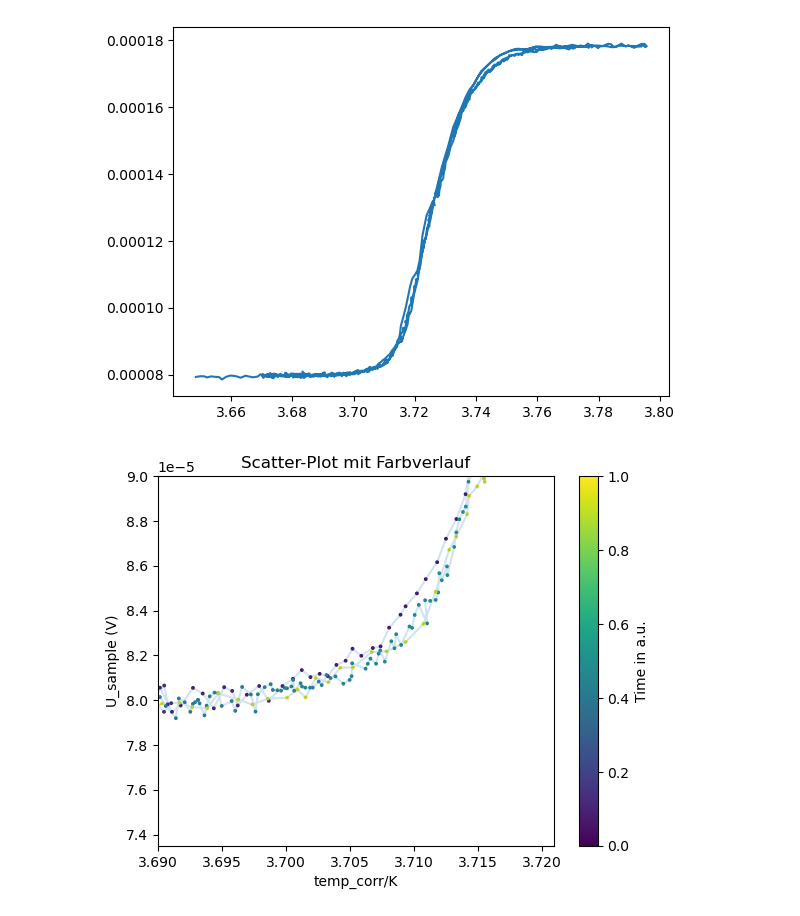
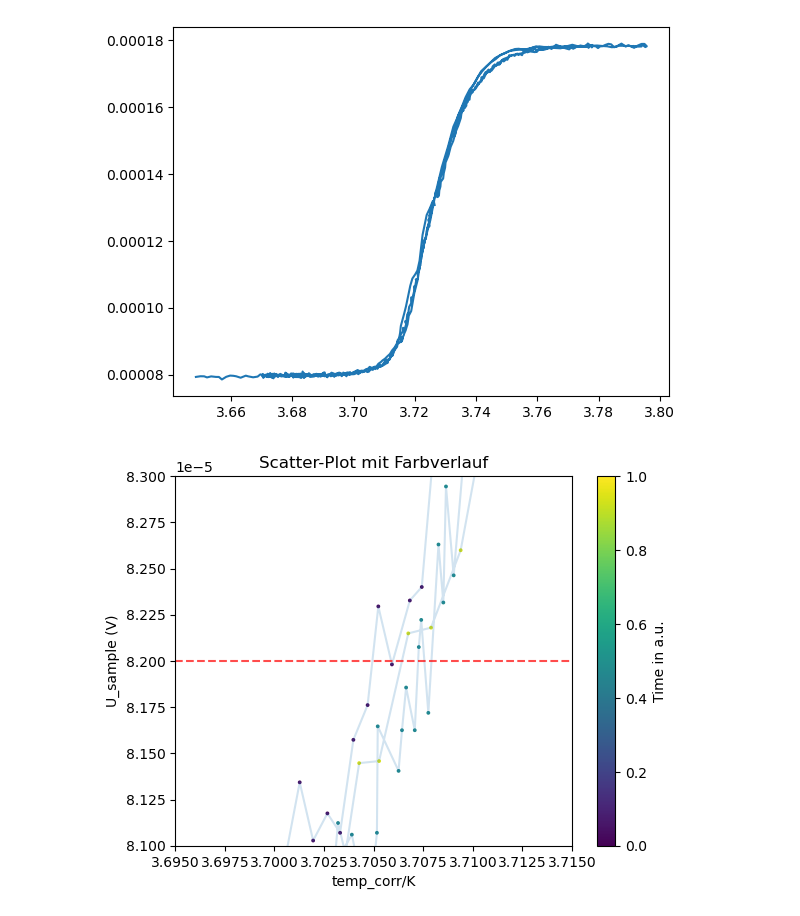
Before and after one commit to Darrenshan27/supraconductivity, a Jupyter notebook: data_processing.ipynb, the cells around one changed output. Cells and saved outputs as stored; diff of their text form; code cells hidden in the pictures.

```diff
--- a/data_processing.ipynb
+++ b/data_processing.ipynb
@@ -777,18 +856,20 @@ plt.plot(df_tc['temp_corr/K'], df_tc['U_sample (V)'])
 # %%
 colors = np.linspace(0, 1, len(df_tc))
 #plt.plot(df_hc['U_field (V)'], df_hc['U_sample (V)'])
 # Scatter-Plot mit Farbverlauf erstellen
 plt.scatter(df_tc['temp_corr/K'], df_tc['U_sample (V)'], c=colors, cmap='viridis', s=3)
 plt.plot(df_tc['temp_corr/K'], df_tc['U_sample (V)'], alpha=0.2)
 plt.colorbar(label='Time in a.u.')  # Farbleiste hinzufügen
 plt.ylim(top=0.00009)
-plt.xlim(3.69,3.721)
+plt.xlim(3.695,3.715)
+plt.ylim(8.1*10**(-5),8.3*10**(-5))
+plt.axhline(y=8.2*10**(-5), color='r', linestyle='--', alpha=0.7)
 plt.xlabel('temp_corr/K')
 plt.ylabel('U_sample (V)')
 plt.title('Scatter-Plot mit Farbverlauf')
 plt.show()
 # %% [output]
-[figure, old version]
+[figure, new version]
 # %%
 dU_sample = np.diff(df_tc['U_sample (V)'])
 
```
Also changed, not shown: parts of 19 cells of this notebook.
